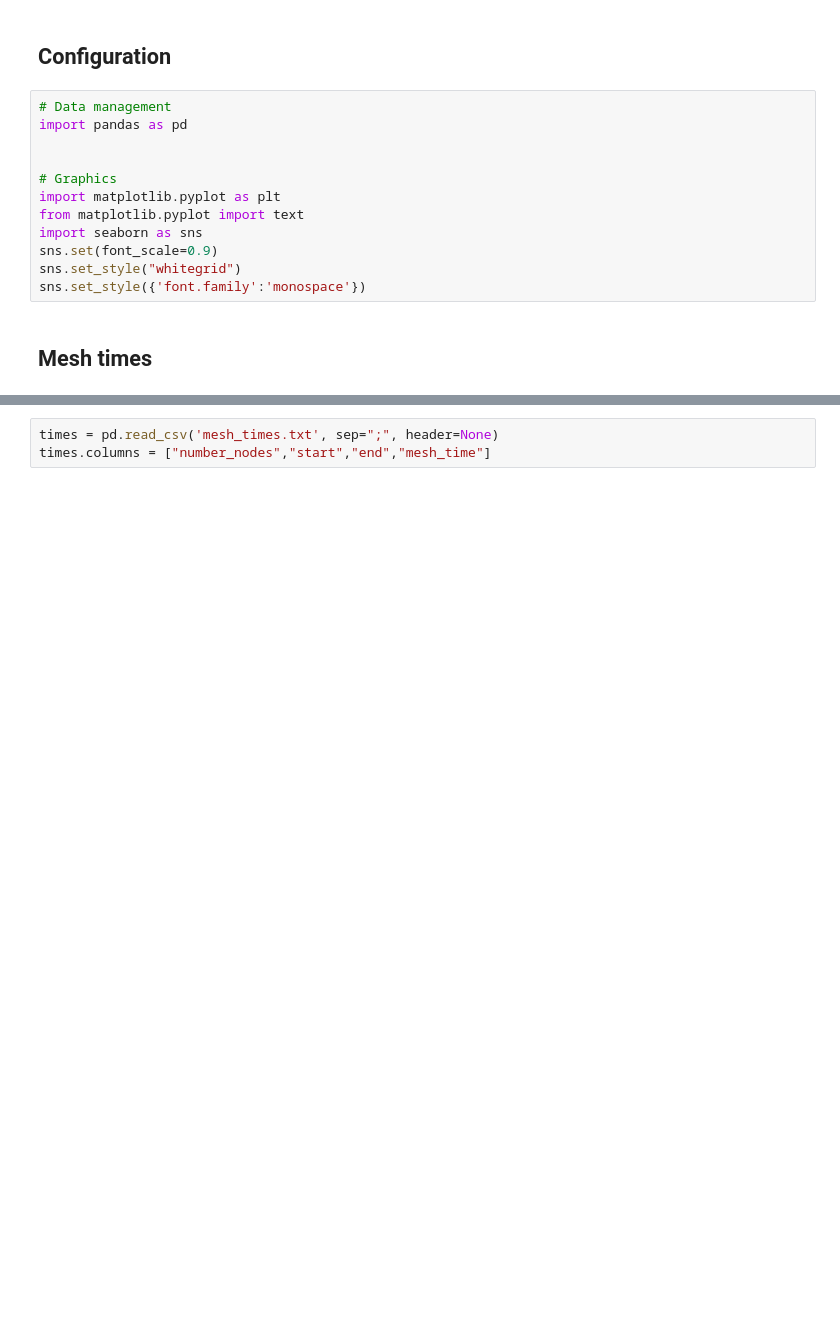
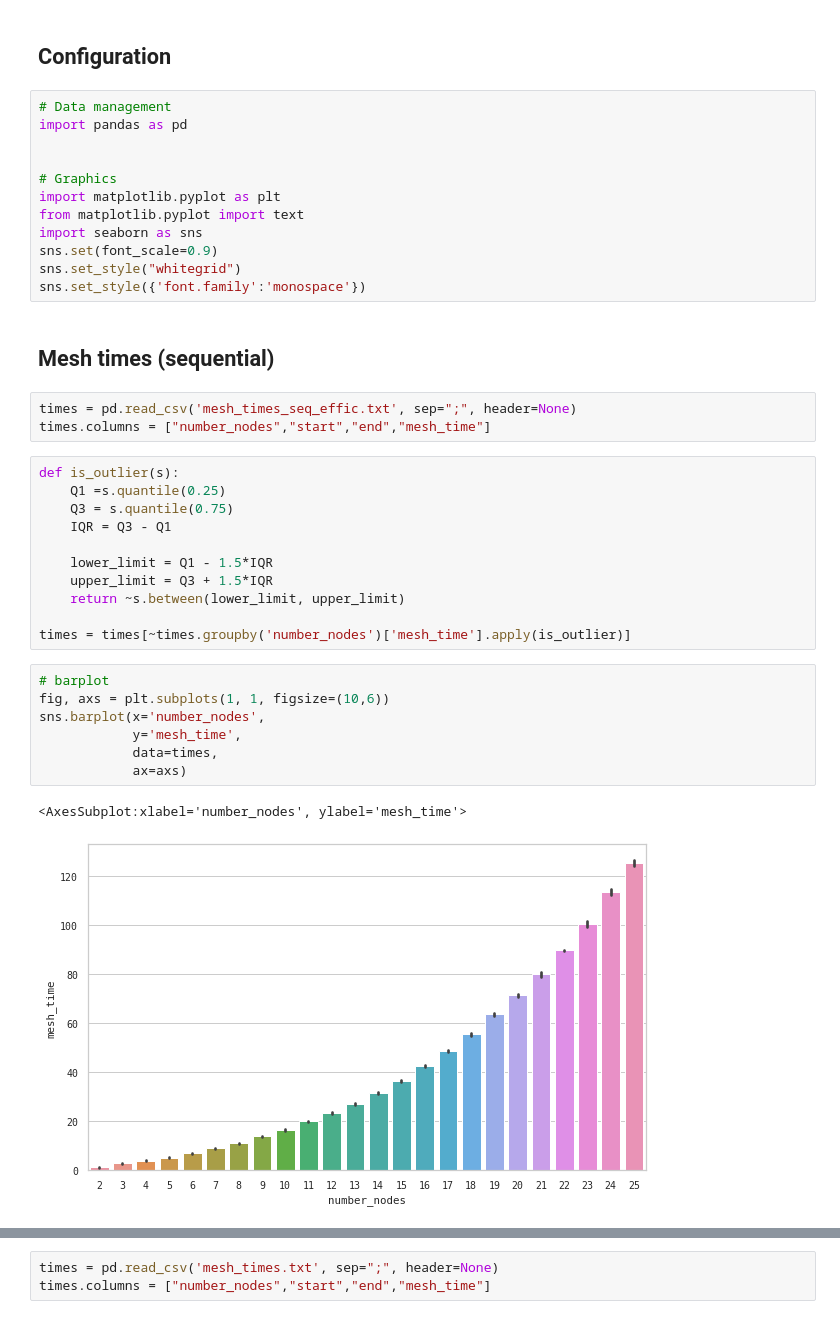
Before and after one commit to javier-pg/sysrepo-cfgssl, a Jupyter notebook: experimental_data/performance_analysis.ipynb, the cells around one changed output, grey strips where cells are left out. Drawn from its saved outputs; the diff is of its cells as text; blank space fills up the shorter version.

```diff
--- a/experimental_data/performance_analysis.ipynb
+++ b/experimental_data/performance_analysis.ipynb
@@ -13,4 +13,28 @@ sns.set(font_scale=0.9)
 sns.set_style("whitegrid")
 sns.set_style({'font.family':'monospace'})
 # %% [markdown]
-## Mesh times
+## Mesh times (sequential)
+# %%
+times = pd.read_csv('mesh_times_seq_effic.txt', sep=";", header=None)
+times.columns = ["number_nodes","start","end","mesh_time"]
+# %%
+def is_outlier(s):
+    Q1 =s.quantile(0.25)
+    Q3 = s.quantile(0.75)
+    IQR = Q3 - Q1
+
+    lower_limit = Q1 - 1.5*IQR
+    upper_limit = Q3 + 1.5*IQR
+    return ~s.between(lower_limit, upper_limit)
+
+times = times[~times.groupby('number_nodes')['mesh_time'].apply(is_outlier)]
+# %%
+# barplot
+fig, axs = plt.subplots(1, 1, figsize=(10,6))
+sns.barplot(x='number_nodes',
+            y='mesh_time',
+            data=times,
+            ax=axs)
+# %% [output]
+<AxesSubplot:xlabel='number_nodes', ylabel='mesh_time'>
+[figure, added]
```
Also changed, not shown: parts of 6 cells of this notebook.
